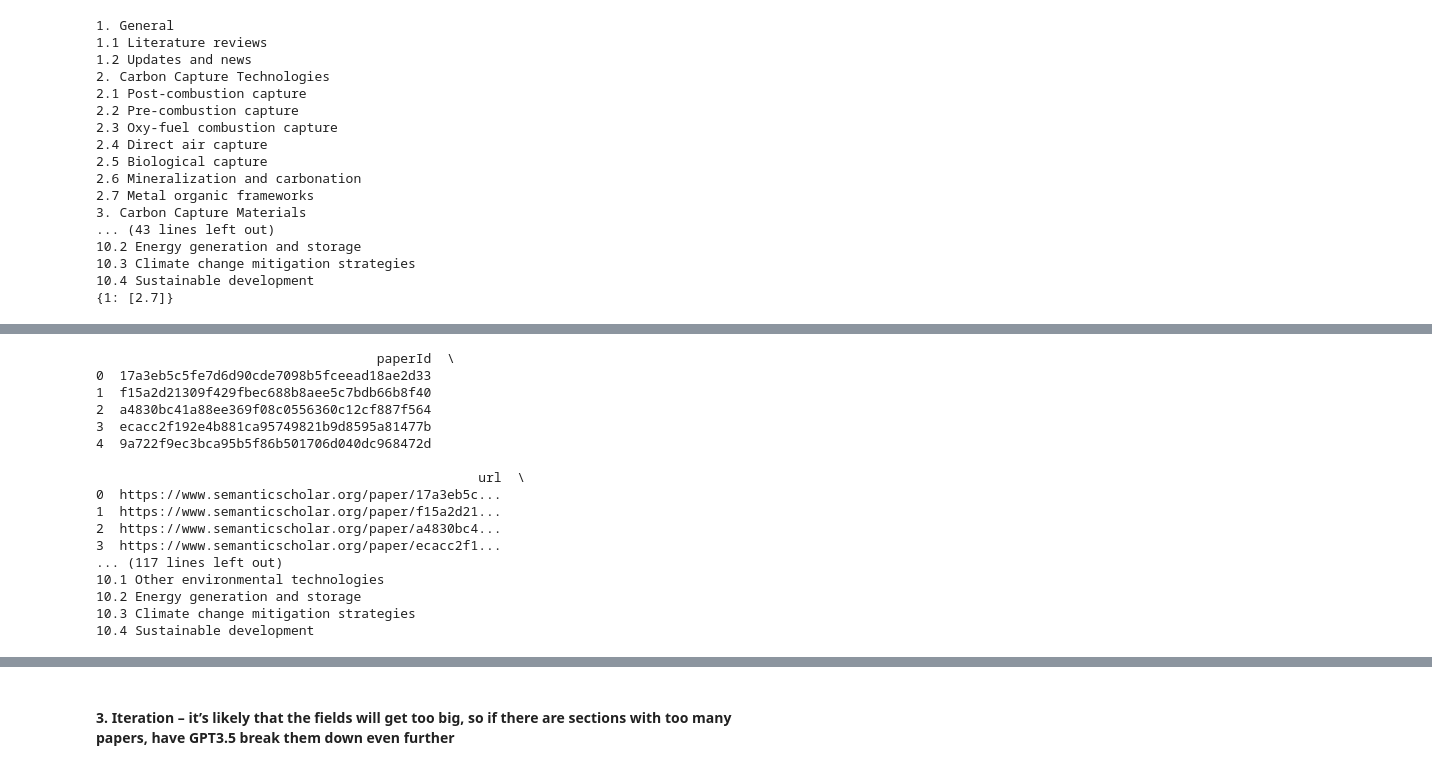
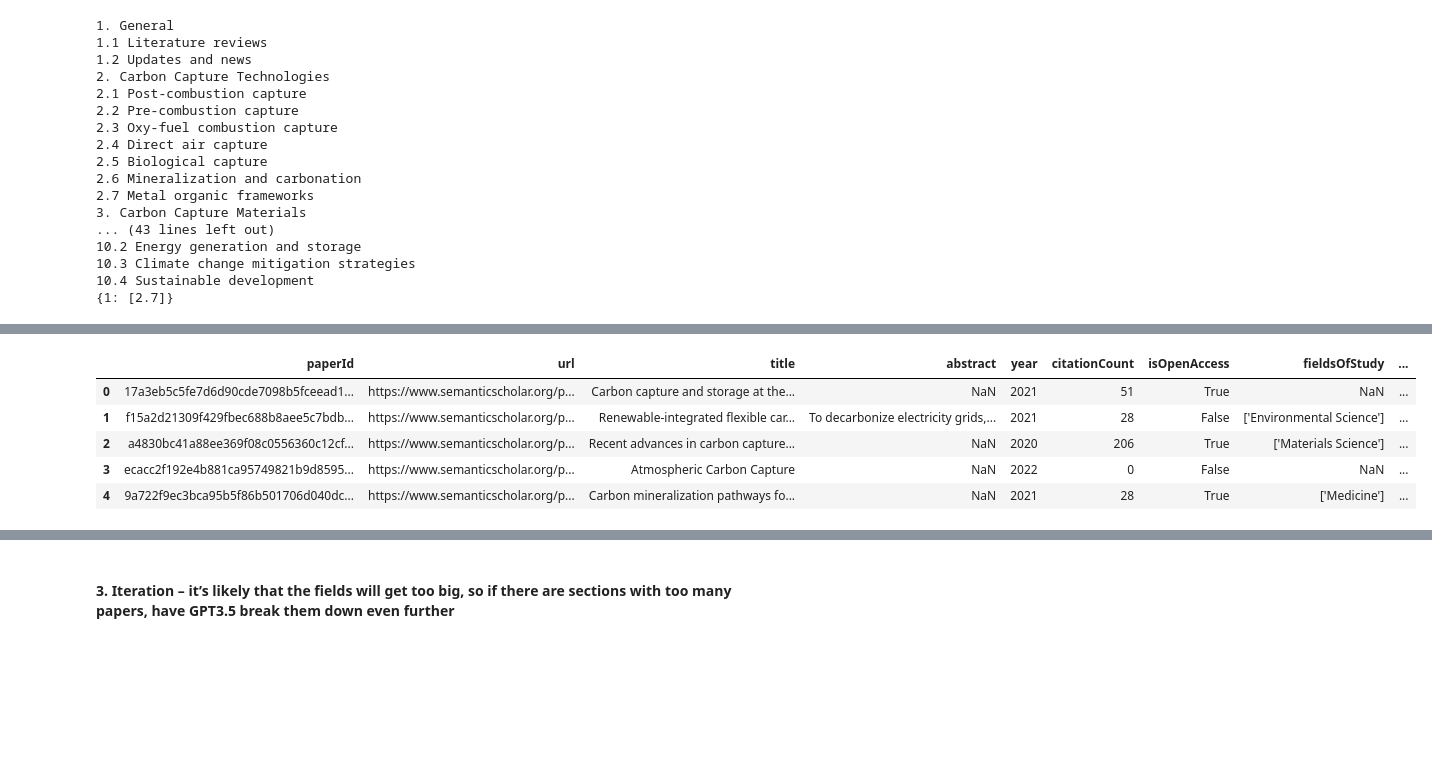
Before and after one commit to KevinH48264/autoscious-carbon-capture, a Jupyter notebook: knowledge_base/generate_viz.ipynb, the cells around one changed output, grey strips where cells are left out. Cells and saved outputs as stored; diff of their text form; code cells hidden in the pictures; blank space fills up the shorter version.

```diff
--- a/knowledge_base/generate_viz.ipynb
+++ b/knowledge_base/generate_viz.ipynb
@@ -635,2 +595,22 @@ df.head()
+# %%
+# read and update df and numbered_taxonomy from last checkpoint
+import pandas as pd
+
+# Read the csv file into a pandas DataFrame
+df = pd.read_csv('checkpoints/papers_100_semantic_scholar.csv')
+
+# Read the text file
+with open('checkpoints/taxonomy_100_semantic_scholar.txt', 'r') as f:
+    numbered_taxonomy = f.read()
+
+df.head()
+# print(updated_taxonomy)
+# %% [output]
+|  | paperId | url | title | abstract | year | citationCount | isOpenAccess | fieldsOfStudy | ... |
+| 0 | 17a3eb5c5fe7d6d90cde7098b5fceead1... | https://www.semanticscholar.org/p... | Carbon capture and storage at the... | NaN | 2021 | 51 | True | NaN | ... |
+| 1 | f15a2d21309f429fbec688b8aee5c7bdb... | https://www.semanticscholar.org/p... | Renewable-integrated flexible car... | To decarbonize electricity grids,... | 2021 | 28 | False | ['Environmental Science'] | ... |
+| 2 | a4830bc41a88ee369f08c0556360c12cf... | https://www.semanticscholar.org/p... | Recent advances in carbon capture... | NaN | 2020 | 206 | True | ['Materials Science'] | ... |
+| 3 | ecacc2f192e4b881ca95749821b9d8595... | https://www.semanticscholar.org/p... | Atmospheric Carbon Capture | NaN | 2022 | 0 | False | NaN | ... |
+| 4 | 9a722f9ec3bca95b5f86b501706d040dc... | https://www.semanticscholar.org/p... | Carbon mineralization pathways fo... | NaN | 2021 | 28 | True | ['Medicine'] | ... |
 # %%
 def process_papers(df, numbered_taxonomy):
@@ -674,32 +662 @@ def process_papers(df, numbered_taxonomy):
-# %%
-# read and update df and numbered_taxonomy from last checkpoint
-import pandas as pd
-
-# Read the csv file into a pandas DataFrame
-df = pd.read_csv('checkpoints/papers_100_semantic_scholar.csv')
-
-# Read the text file
-with open('checkpoints/taxonomy_100_semantic_scholar.txt', 'r') as f:
-    numbered_taxonomy = f.read()
-
-print(df.head())
-print(numbered_taxonomy)
-# %% [output]
-                                    paperId  \
-0  17a3eb5c5fe7d6d90cde7098b5fceead18ae2d33
-1  f15a2d21309f429fbec688b8aee5c7bdb66b8f40
-2  a4830bc41a88ee369f08c0556360c12cf887f564
-3  ecacc2f192e4b881ca95749821b9d8595a81477b
-4  9a722f9ec3bca95b5f86b501706d040dc968472d
-
-                                                 url  \
-0  https://www.semanticscholar.org/paper/17a3eb5c...
-1  https://www.semanticscholar.org/paper/f15a2d21...
-2  https://www.semanticscholar.org/paper/a4830bc4...
-3  https://www.semanticscholar.org/paper/ecacc2f1...
-... (117 lines left out)
-10.1 Other environmental technologies
-10.2 Energy generation and storage
-10.3 Climate change mitigation strategies
-10.4 Sustainable development
 # %%
```
Also changed, not shown: parts of 8 cells of this notebook, 1 other file.
